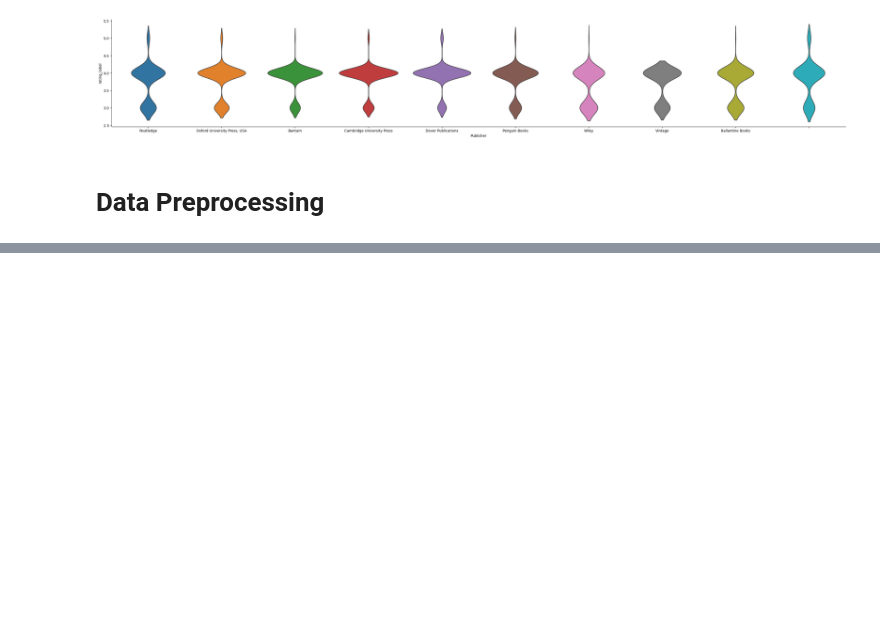
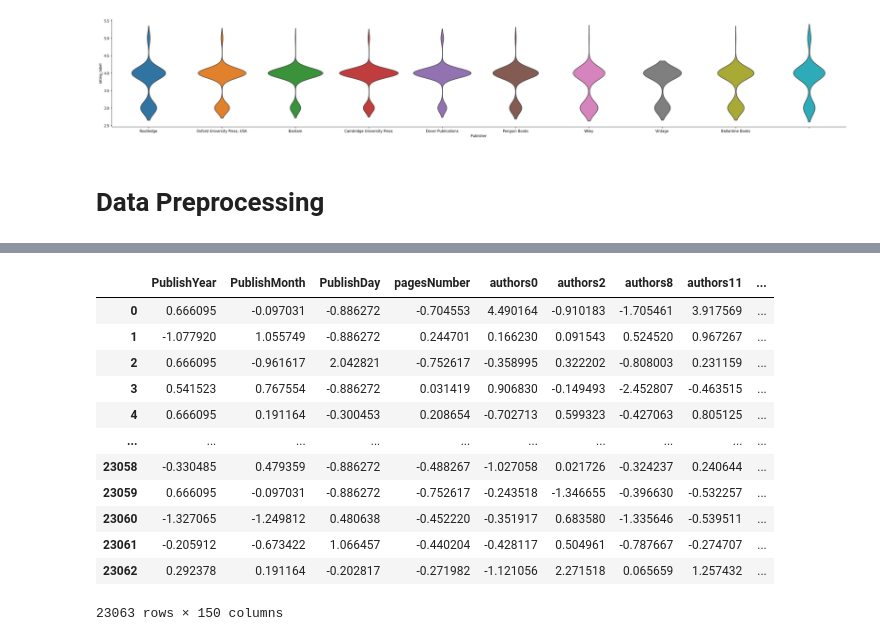
Before and after one commit to codysfang/goodreads_book_rating, a Jupyter notebook: preprocessing.ipynb, the cells around one changed output, grey strips where cells are left out. Cells and saved outputs as stored; diff of their text form; code cells hidden in the pictures; blank space fills up the shorter version.

```diff
--- a/preprocessing.ipynb
+++ b/preprocessing.ipynb
@@ -219,4 +222,20 @@ train_X
 23063 rows × 150 columns
+# %%
+train_X
+# %% [output]
+|  | PublishYear | PublishMonth | PublishDay | pagesNumber | authors0 | authors2 | authors8 | authors11 | ... |
+| 0 | 0.666095 | -0.097031 | -0.886272 | -0.704553 | 4.490164 | -0.910183 | -1.705461 | 3.917569 | ... |
+| 1 | -1.077920 | 1.055749 | -0.886272 | 0.244701 | 0.166230 | 0.091543 | 0.524520 | 0.967267 | ... |
+| 2 | 0.666095 | -0.961617 | 2.042821 | -0.752617 | -0.358995 | 0.322202 | -0.808003 | 0.231159 | ... |
+| 3 | 0.541523 | 0.767554 | -0.886272 | 0.031419 | 0.906830 | -0.149493 | -2.452807 | -0.463515 | ... |
+| 4 | 0.666095 | 0.191164 | -0.300453 | 0.208654 | -0.702713 | 0.599323 | -0.427063 | 0.805125 | ... |
+| ... | ... | ... | ... | ... | ... | ... | ... | ... | ... |
+| 23058 | -0.330485 | 0.479359 | -0.886272 | -0.488267 | -1.027058 | 0.021726 | -0.324237 | 0.240644 | ... |
+| 23059 | 0.666095 | -0.097031 | -0.886272 | -0.752617 | -0.243518 | -1.346655 | -0.396630 | -0.532257 | ... |
+| 23060 | -1.327065 | -1.249812 | 0.480638 | -0.452220 | -0.351917 | 0.683580 | -1.335646 | -0.539511 | ... |
+| 23061 | -0.205912 | -0.673422 | 1.066457 | -0.440204 | -0.428117 | 0.504961 | -0.787667 | -0.274707 | ... |
+| 23062 | 0.292378 | 0.191164 | -0.202817 | -0.271982 | -1.121056 | 2.271518 | 0.065659 | 1.257432 | ... |
+23063 rows × 150 columns
 # %%
 train_final = pd.concat([train_X, train_y], axis=1)
 test_final = test_X
```
Also changed, not shown: parts of 9 cells of this notebook, 3 other files.
